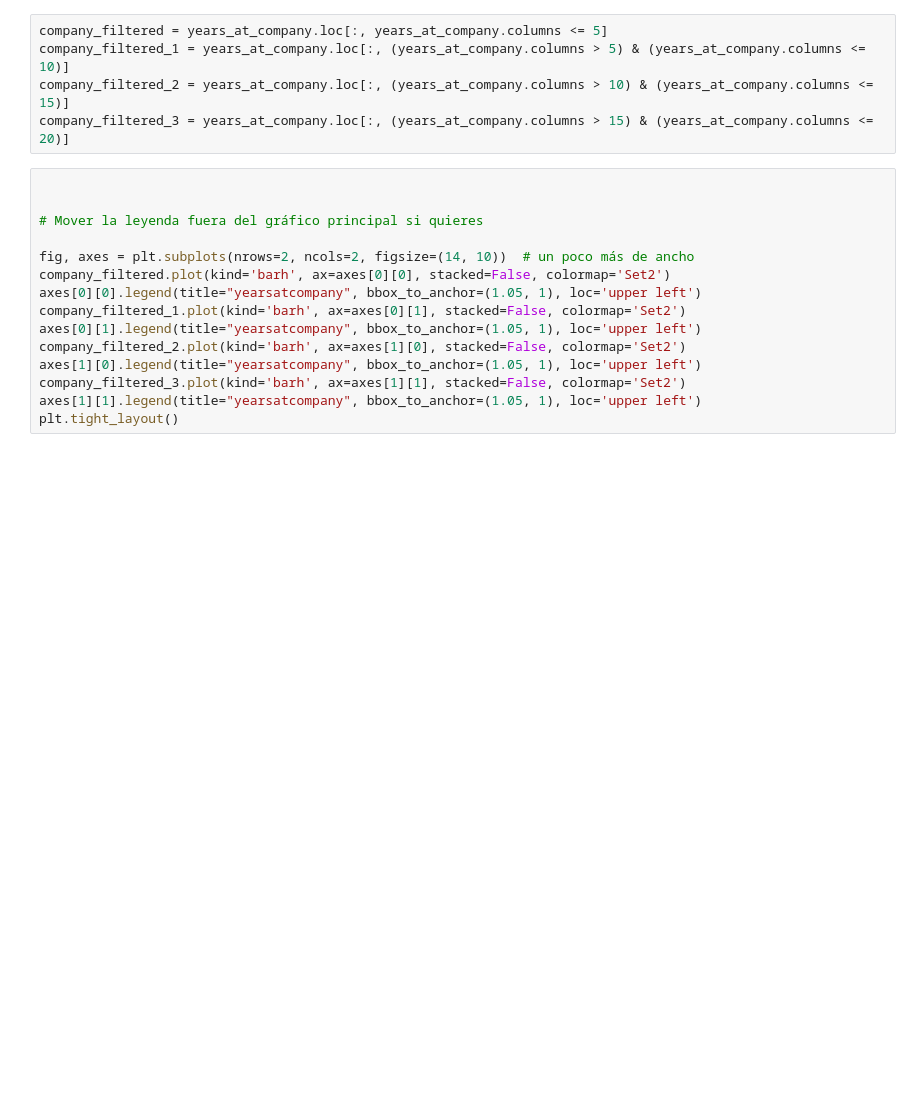
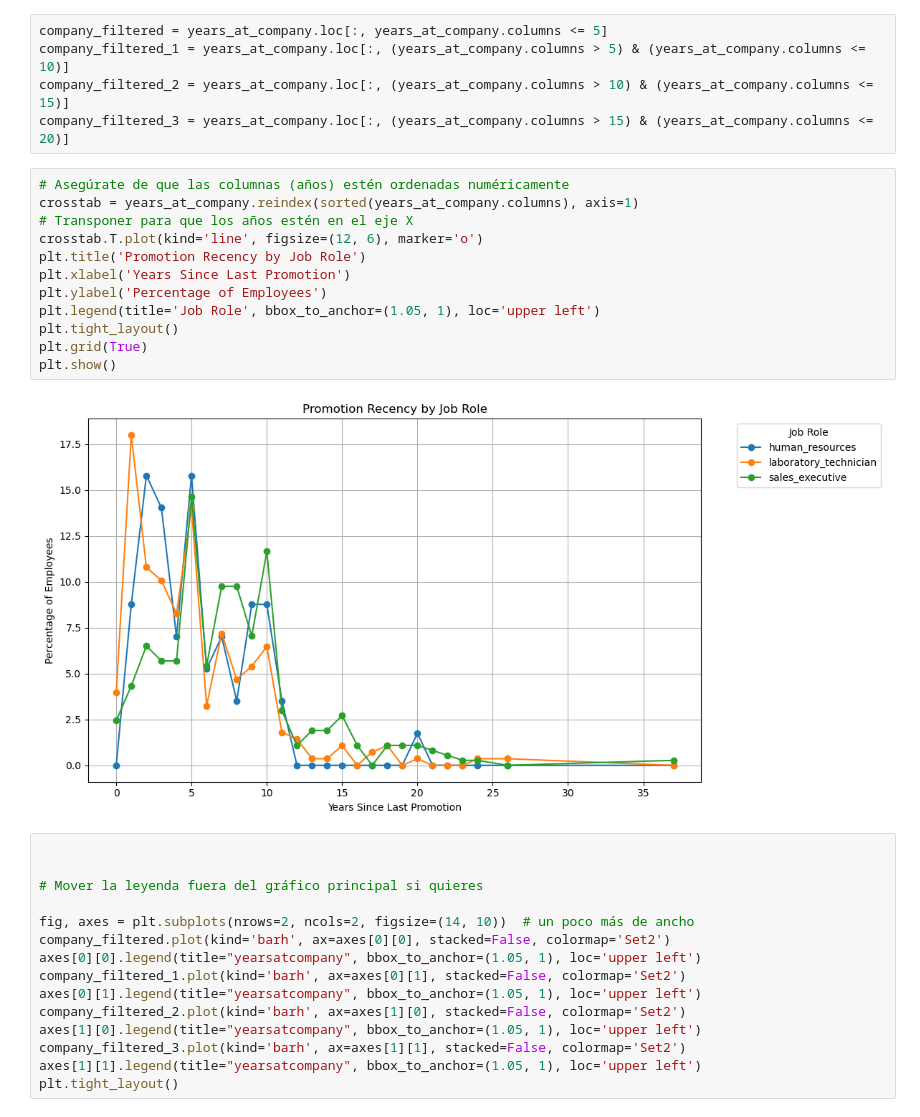
Before and after one commit to NuriaSalasVazquez/project-da-promo-49-modulo-3-team-4, a Jupyter notebook: EDA.ipynb, the cells around one changed output. Drawn from its saved outputs; the diff is of its cells as text; blank space fills up the shorter version.

```diff
--- a/EDA.ipynb
+++ b/EDA.ipynb
@@ -876,6 +876,20 @@ company_filtered = years_at_company.loc[:, years_at_company.columns <= 5]
 company_filtered_1 = years_at_company.loc[:, (years_at_company.columns > 5) & (years_at_company.columns <= 10)]
 company_filtered_2 = years_at_company.loc[:, (years_at_company.columns > 10) & (years_at_company.columns <= 15)]
 company_filtered_3 = years_at_company.loc[:, (years_at_company.columns > 15) & (years_at_company.columns <= 20)]
+# %%
+# Asegúrate de que las columnas (años) estén ordenadas numéricamente
+crosstab = years_at_company.reindex(sorted(years_at_company.columns), axis=1)
+# Transponer para que los años estén en el eje X
+crosstab.T.plot(kind='line', figsize=(12, 6), marker='o')
+plt.title('Promotion Recency by Job Role')
+plt.xlabel('Years Since Last Promotion')
+plt.ylabel('Percentage of Employees')
+plt.legend(title='Job Role', bbox_to_anchor=(1.05, 1), loc='upper left')
+plt.tight_layout()
+plt.grid(True)
+plt.show()
+# %% [output]
+[figure, added]
 # %%
 
 
```
